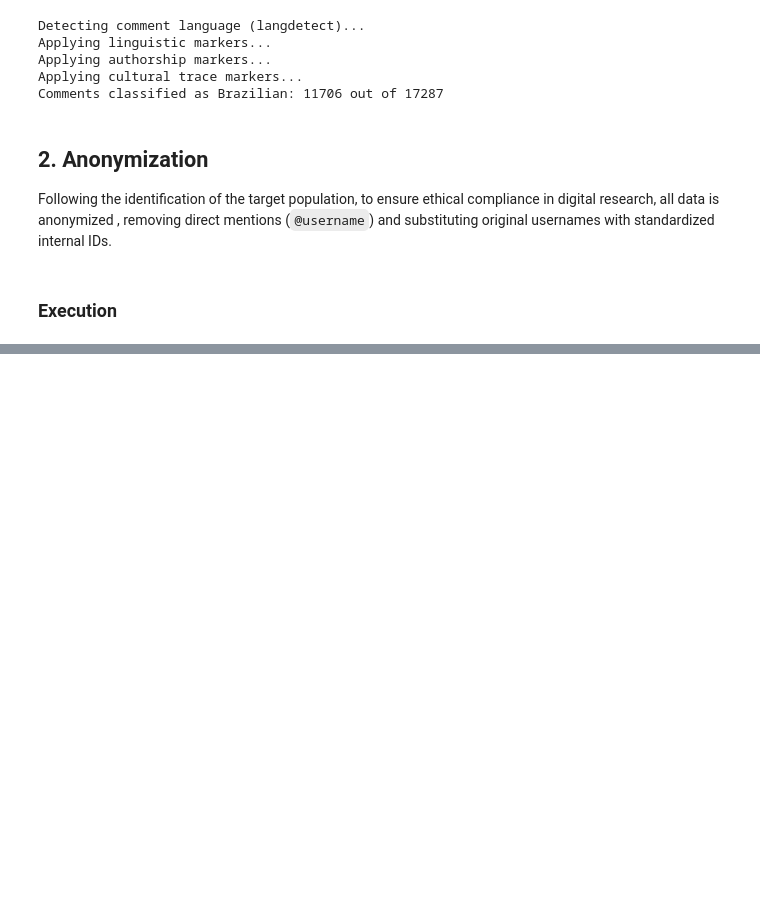
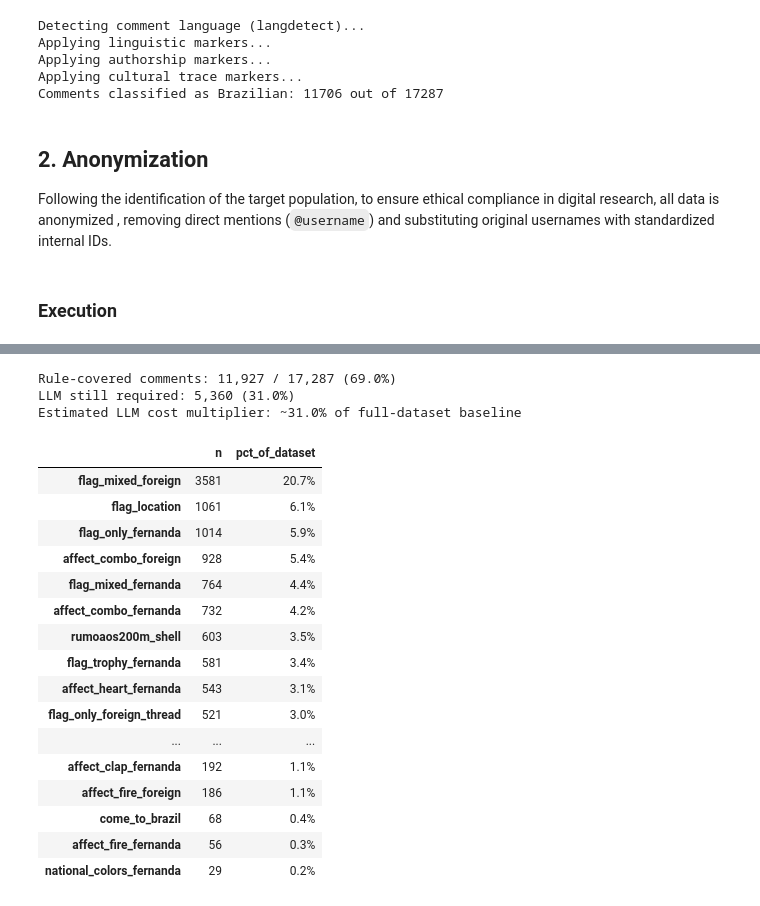
Before and after one commit to Etore-BeS/brazilian-digital-identity-paper, a Jupyter notebook: pipeline_extraction.ipynb, the cells around one changed output, grey strips where cells are left out. Cells and saved outputs as stored; diff of their text form; code cells hidden in the pictures; blank space fills up the shorter version.

```diff
--- a/pipeline_extraction.ipynb
+++ b/pipeline_extraction.ipynb
@@ -777,3 +913,29 @@ Ratio of Brazilian comments: 0.6771562445768496
+# %%
+from classification.rules import apply_rule_based_classification
+
+rule_coverage = summarize_rule_coverage(df_final)
+display(rule_coverage)
+# %% [output]
+Rule-covered comments: 11,927 / 17,287 (69.0%)
+LLM still required: 5,360 (31.0%)
+Estimated LLM cost multiplier: ~31.0% of full-dataset baseline
+|  | n | pct_of_dataset |
+| flag_mixed_foreign | 3581 | 20.7% |
+| flag_location | 1061 | 6.1% |
+| flag_only_fernanda | 1014 | 5.9% |
+| affect_combo_foreign | 928 | 5.4% |
+| flag_mixed_fernanda | 764 | 4.4% |
+| affect_combo_fernanda | 732 | 4.2% |
+| rumoaos200m_shell | 603 | 3.5% |
+| flag_trophy_fernanda | 581 | 3.4% |
+| affect_heart_fernanda | 543 | 3.1% |
+| flag_only_foreign_thread | 521 | 3.0% |
+| ... | ... | ... |
+| affect_clap_fernanda | 192 | 1.1% |
+| affect_fire_foreign | 186 | 1.1% |
+| come_to_brazil | 68 | 0.4% |
+| affect_fire_fernanda | 56 | 0.3% |
+| national_colors_fernanda | 29 | 0.2% |
 # %% [markdown]
 ## 3. AI-Powered Content Analysis (Thematic, Character, & Tone)
 
```
Also changed, not shown: parts of 26 cells of this notebook, 13 other files.
